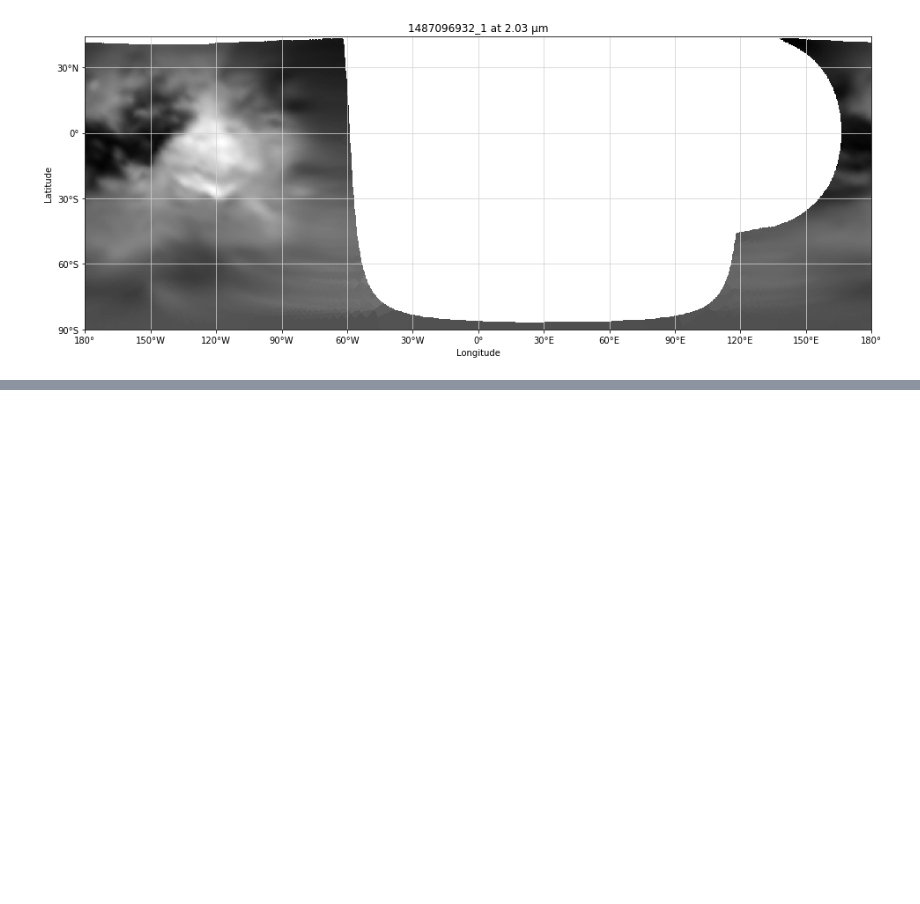
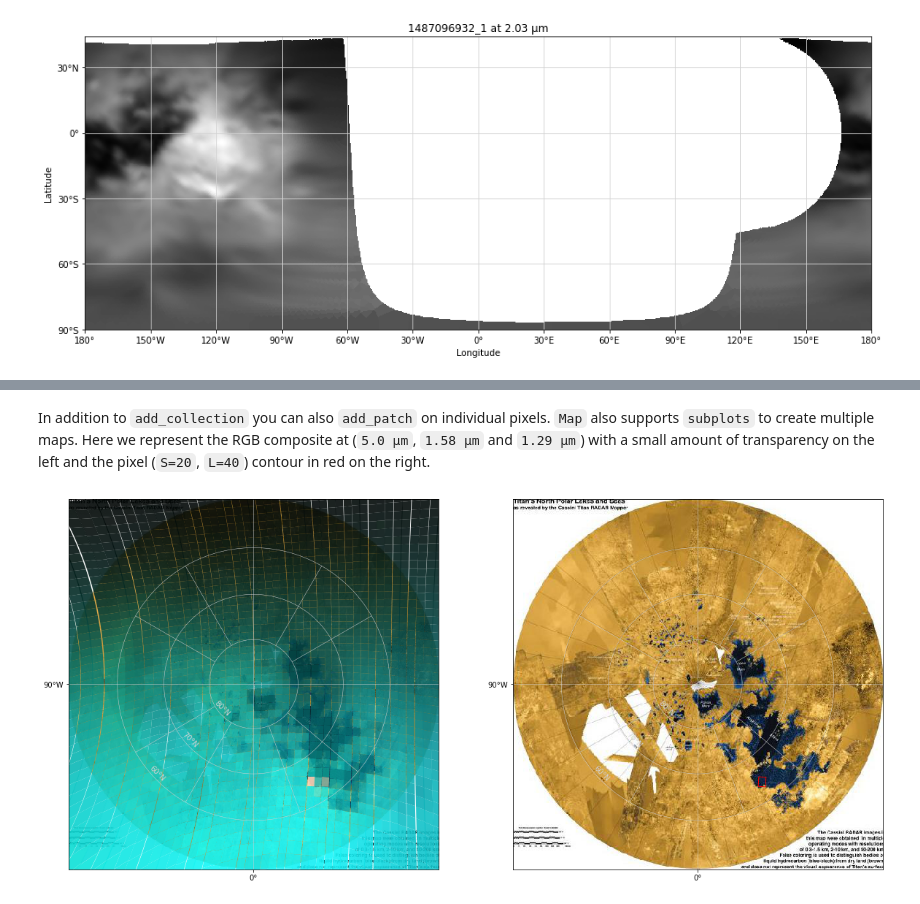
Before and after one commit to seignovert/pyvims, a Jupyter notebook: notebooks/pyvims.ipynb, the cells around one changed output, grey strips where cells are left out. Saved outputs shown, nothing was run; the diff lists cells and outputs as text; code cells hidden in the pictures; blank space fills up the shorter version.

```diff
--- a/notebooks/pyvims.ipynb
+++ b/notebooks/pyvims.ipynb
@@ -287,7 +286,9 @@ cube.plot(('339:351', '138:141', '121:122'), 'ortho');
 
 To observe the poles, you can use the polar projection. The choice of the pole to display is based on the location of the sub-spacecraft latitude.
 # %%
-VIMS('1883866502_1').plot((5.0, 1.58, 1.29), 'polar');
+polar_cube = VIMS('1883866502_1')
+
+polar_cube.plot((5.0, 1.58, 1.29), 'polar');
 # %% [output]
 [figure]
 # %% [markdown]
@@ -318,0 +376,29 @@ ax.set_ylim(-90, 90);
+# %%
+filename = 'Titan_RADAR_NPOLE.jpg'
+url = 'https://photojournal.jpl.nasa.gov/jpegMod/PIA17655_modest.jpg'
+
+with Path(filename) as fmap:
+    if not fmap.exists():
+        fmap.write_bytes(wget(url))
+
+        # Crop the image to make it squared and centered
+        plt.imsave(filename, plt.imread(filename)[3:568, 9:574])
+# %%
+bg_radar = Map(filename,
+             root=root,
+             extent=[-180, 180, 50, 90],
+             projection='stereographic',
+             src='PIA17655',
+             url=url)
+# %% [markdown]
+In addition to `add_collection` you can also `add_patch` on individual pixels.
+`Map` also supports `subplots` to create multiple maps.
+Here we represent the RGB composite at (`5.0 µm`, `1.58 µm` and `1.29 µm`) with a small amount of transparency on the left and the pixel (`S=20`, `L=40`) contour in red on the right.
+# %%
+fig, (ax0, ax1) = bg_radar.subplots(1, 2, figsize=(20, 10))
+
+ax0.add_collection(polar_cube.pixels((5.0, 1.58, 1.29), alpha=.9))
+
+ax1.add_patch(polar_cube[20, 40].patch(facecolor='none', edgecolor='red'))
+# %% [output]
+[figure, added]
```
Also changed, not shown: parts of 25 cells of this notebook, 1 other file.
